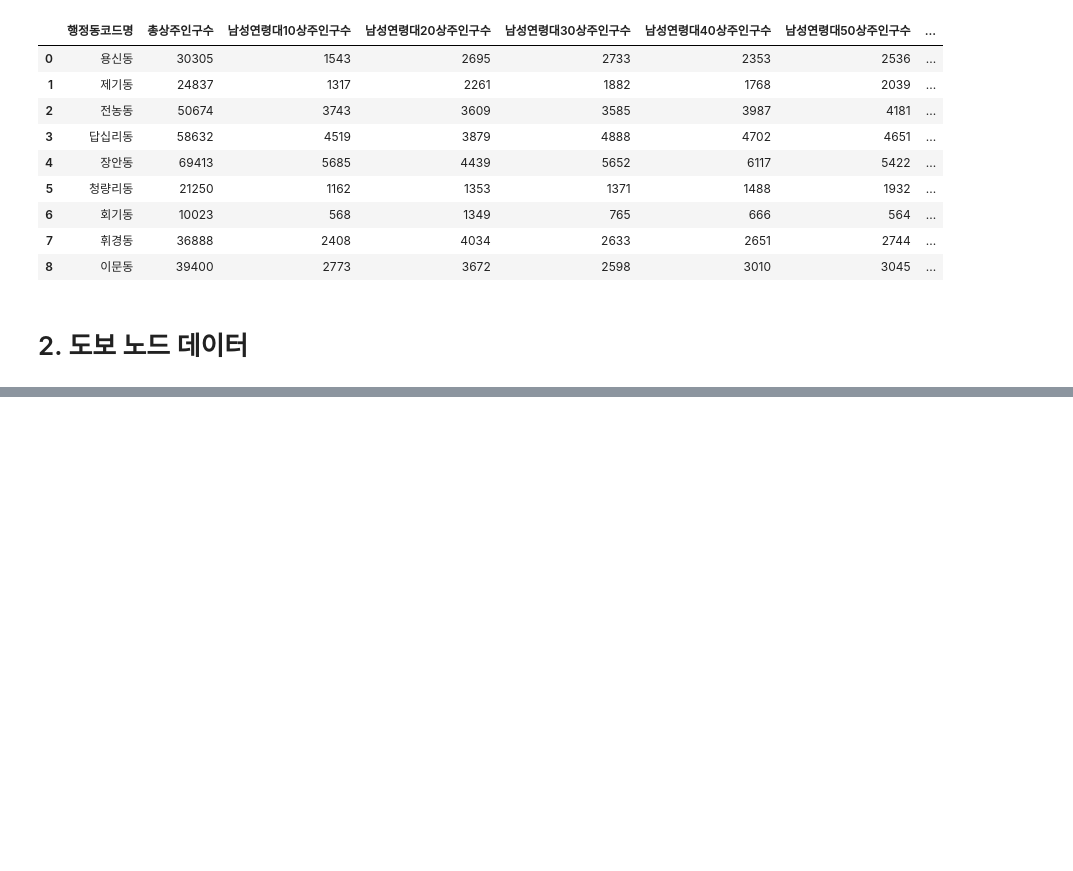
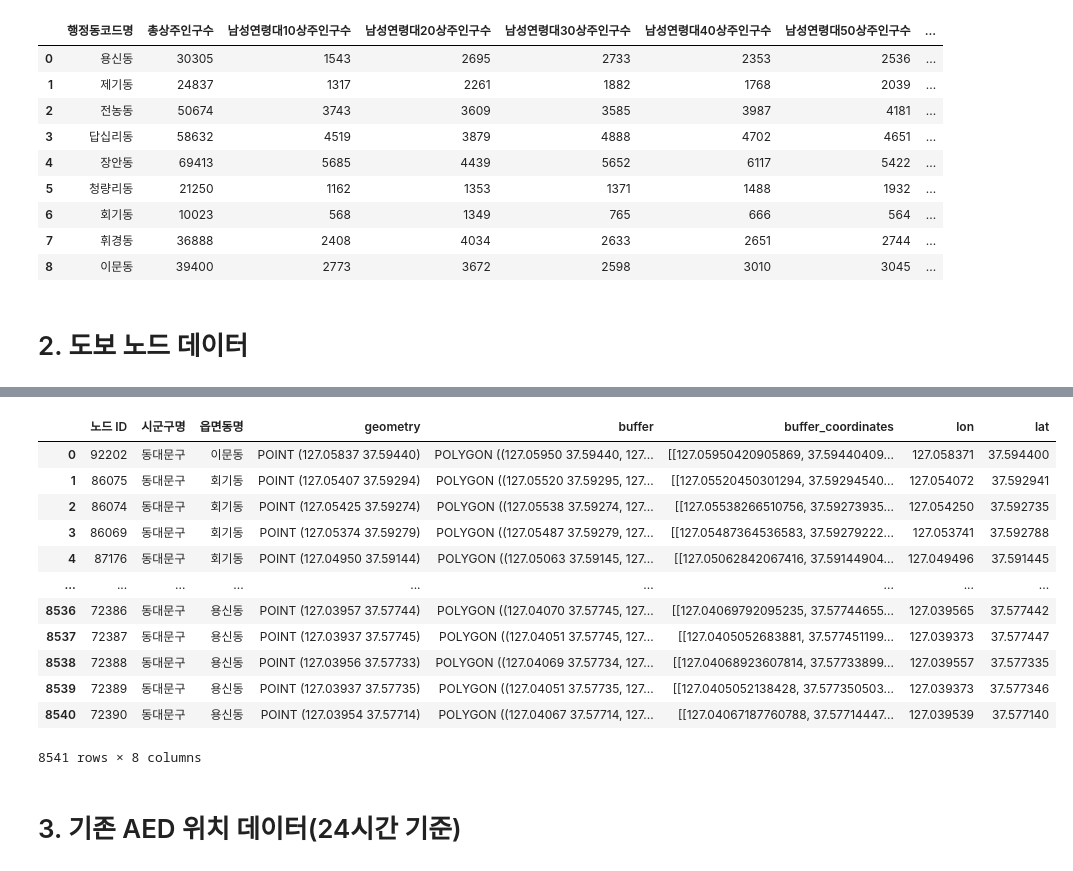
Before and after one commit to ohilikeit/DSF_AED, a Jupyter notebook: code.ipynb, the cells around one changed output, grey strips where cells are left out. Cells and saved outputs as stored; diff of their text form; code cells hidden in the pictures; blank space fills up the shorter version.

```diff
--- a/code.ipynb
+++ b/code.ipynb
@@ -10,6 +12,14 @@ import matplotlib.pyplot as plt
 import seaborn as sns
 os.chdir('/content/drive/MyDrive/ML_projects/DSF')
 
+def multipolygon_to_coordinates(x):
+    lon, lat = x[0].exterior.xy
+    return [[x, y] for x, y in zip(lon, lat)]
+
+def polygon_to_coordinates(x):
+    lon, lat = x.exterior.xy
+    return [[x, y] for x, y in zip(lon, lat)]
+
 df = pd.read_csv('./자동심장 충격기 정보 조회(AED)(표준 데이터).csv', encoding='cp949')
 df['address'] = df['설치기관주소'].apply(lambda x: x.split(' ')[1])
 df_dongdaemoon = df[df['address'] == "동대문구"]
@@ -78,0 +75,41 @@ del df_dobo['행정동코드명']
+# %%
+import geopandas as gpd
+from shapely import wkt
+
+geo_data = './서울시 자치구별 도보 네트워크 공간정보.csv'
+df = gpd.read_file(geo_data, encoding="cp949")
+# %%
+df_dobo = df[(df['노드링크 유형'] == 'NODE') &
+             (df['시군구명'] == '동대문구') &
+             (df['육교'] == "0") &
+             (df['횡단보도'] == "0")]
+
+# 용두동 + 신설동 = 용신동
+df_dobo.loc[(df_dobo['읍면동명'] == "용두동") |
+            (df_dobo['읍면동명'] == "신설동"), "읍면동명"] = "용신동"
+df_dobo = df_dobo[['노드 WKT', '노드 ID', '시군구명', '읍면동명', "geometry"]].reset_index(drop=True)
+
+df_dobo['노드 WKT'] = df_dobo['노드 WKT'].apply(wkt.loads)
+df_dobo.set_geometry('노드 WKT', drop=True, inplace=True, crs = "epsg:4326")
+
+df_dobo['buffer'] = df_dobo.to_crs({'init':'epsg:5179'}).buffer(100).to_crs({'init':'epsg:4326'})
+df_dobo['buffer_coordinates'] = df_dobo['buffer'].apply(polygon_to_coordinates)
+
+df_dobo['lon'] = df_dobo['geometry'].x
+df_dobo['lat'] = df_dobo['geometry'].y
+# %% [output]
+|  | 노드 ID | 시군구명 | 읍면동명 | geometry | buffer | buffer_coordinates | lon | lat |
+| 0 | 92202 | 동대문구 | 이문동 | POINT (127.05837 37.59440) | POLYGON ((127.05950 37.59440, 127... | [[127.05950420905869, 37.59440409... | 127.058371 | 37.594400 |
+| 1 | 86075 | 동대문구 | 회기동 | POINT (127.05407 37.59294) | POLYGON ((127.05520 37.59295, 127... | [[127.05520450301294, 37.59294540... | 127.054072 | 37.592941 |
+| 2 | 86074 | 동대문구 | 회기동 | POINT (127.05425 37.59274) | POLYGON ((127.05538 37.59274, 127... | [[127.05538266510756, 37.59273935... | 127.054250 | 37.592735 |
+| 3 | 86069 | 동대문구 | 회기동 | POINT (127.05374 37.59279) | POLYGON ((127.05487 37.59279, 127... | [[127.05487364536583, 37.59279222... | 127.053741 | 37.592788 |
+| 4 | 87176 | 동대문구 | 회기동 | POINT (127.04950 37.59144) | POLYGON ((127.05063 37.59145, 127... | [[127.05062842067416, 37.59144904... | 127.049496 | 37.591445 |
+| ... | ... | ... | ... | ... | ... | ... | ... | ... |
+| 8536 | 72386 | 동대문구 | 용신동 | POINT (127.03957 37.57744) | POLYGON ((127.04070 37.57745, 127... | [[127.04069792095235, 37.57744655... | 127.039565 | 37.577442 |
+| 8537 | 72387 | 동대문구 | 용신동 | POINT (127.03937 37.57745) | POLYGON ((127.04051 37.57745, 127... | [[127.0405052683881, 37.577451199... | 127.039373 | 37.577447 |
+| 8538 | 72388 | 동대문구 | 용신동 | POINT (127.03956 37.57733) | POLYGON ((127.04069 37.57734, 127... | [[127.04068923607814, 37.57733899... | 127.039557 | 37.577335 |
+| 8539 | 72389 | 동대문구 | 용신동 | POINT (127.03937 37.57735) | POLYGON ((127.04051 37.57735, 127... | [[127.0405052138428, 37.577350503... | 127.039373 | 37.577346 |
+| 8540 | 72390 | 동대문구 | 용신동 | POINT (127.03954 37.57714) | POLYGON ((127.04067 37.57714, 127... | [[127.04067187760788, 37.57714447... | 127.039539 | 37.577140 |
+8541 rows × 8 columns
+# %% [markdown]
+# 3. 기존 AED 위치 데이터(24시간 기준)
```
Also changed, not shown: parts of 3 cells of this notebook.
